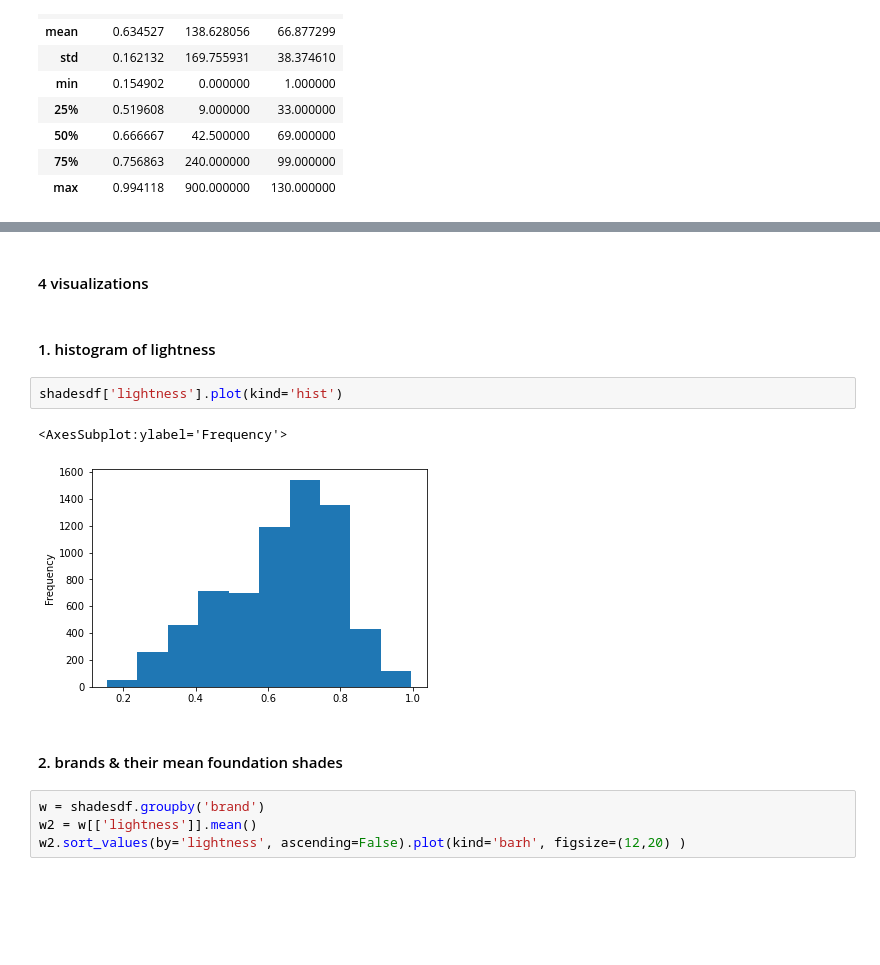
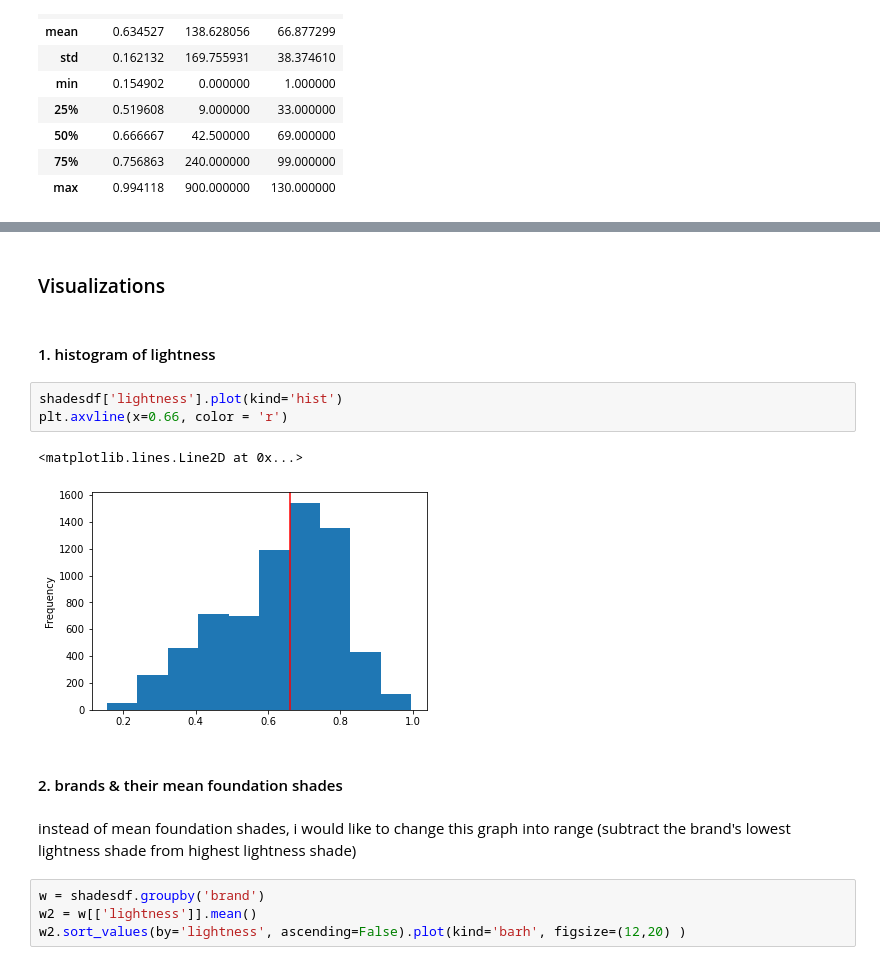
Before and after one commit to samanthapark23/dh140project, a Jupyter notebook: Project Assignment #2.ipynb, the cells around one changed output, grey strips where cells are left out. Drawn from its saved outputs; the diff is of its cells as text; blank space fills up the shorter version.

```diff
--- a/Project Assignment #2.ipynb
+++ b/Project Assignment #2.ipynb
@@ -130,14 +156,17 @@ shadesdf[shadesdf.lightness < 0.5] #shades with lightness that are below 0.5
 # %% [markdown]
-#### 4 visualizations
+### Visualizations
 # %% [markdown]
 #### 1. histogram of lightness
 # %%
 shadesdf['lightness'].plot(kind='hist')
+plt.axvline(x=0.66, color = 'r')
 # %% [output]
-<AxesSubplot:ylabel='Frequency'>
+<matplotlib.lines.Line2D at 0x...>
-[figure, old version]
+[figure, new version]
 # %% [markdown]
 #### 2. brands & their mean foundation shades
+# %% [markdown]
+instead of mean foundation shades, i would like to change this graph into range (subtract the brand's lowest lightness shade from highest lightness shade)
 # %%
 w = shadesdf.groupby('brand')
 w2 = w[['lightness']].mean()
```
Also changed, not shown: parts of 72 cells of this notebook.
